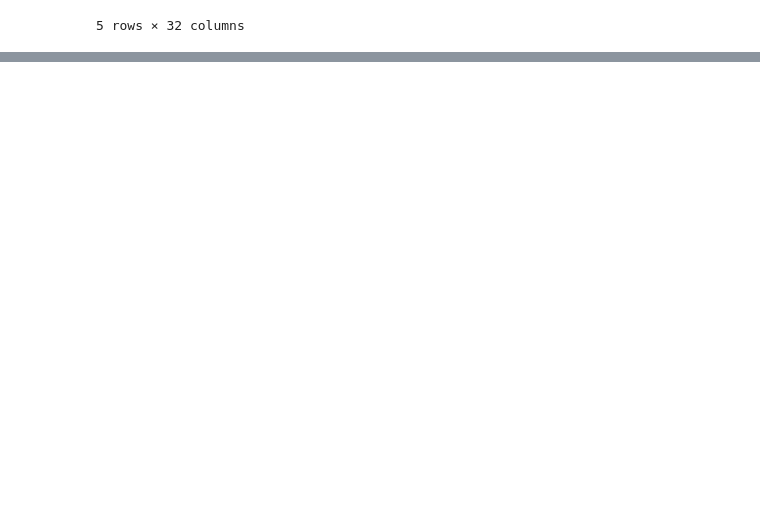
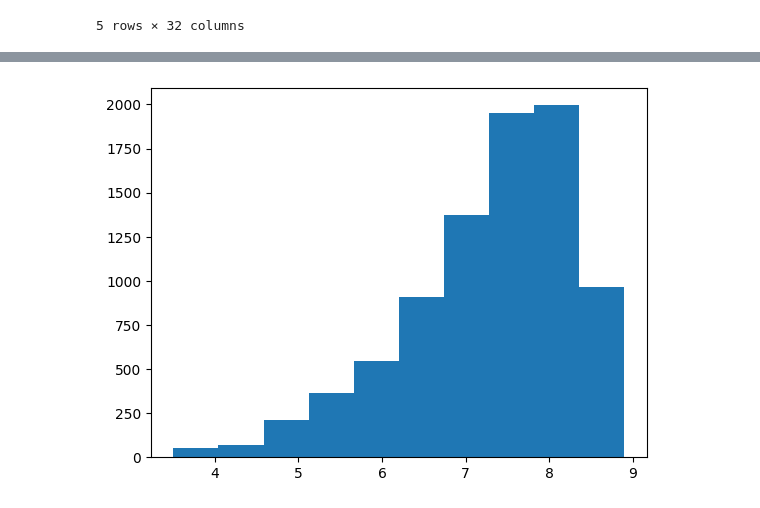
Before and after one commit to bipulshahi/theknowledgeacdemy, a Jupyter notebook: predictive_analysis/tka_predictiveAnalysis_2.ipynb, the cells around one changed output, grey strips where cells are left out. Saved outputs shown, nothing was run; the diff lists cells and outputs as text; code cells hidden in the pictures; blank space fills up the shorter version.

```diff
--- a/predictive_analysis/tka_predictiveAnalysis_2.ipynb
+++ b/predictive_analysis/tka_predictiveAnalysis_2.ipynb
@@ -988,0 +1006,5 @@ df3.head()
+# %%
+#Remove Outliers
+
+z_sales = (df3['Item_Outlet_Sales'] - df3['Item_Outlet_Sales'].mean())/df3['Item_Outlet_Sales'].std()
+z_sales
@@ -988,0 +1024,4 @@ df3.head()
+# %%
+#Filter out outliers using standard score
+df_filtered = df3[(z_sales > -3) & (z_sales < 3)]
+df_filtered.head()
@@ -988,0 +1045,8 @@ df3.head()
+# %%
+#Log transformation of target variable to convert it into Normal
+Yn = np.log(df_filtered['Item_Outlet_Sales'])
+
+plt.hist(Yn)
+plt.show()
+# %% [output]
+[figure, added]
```
Also changed, not shown: parts of 8 cells of this notebook, 2 other files.
